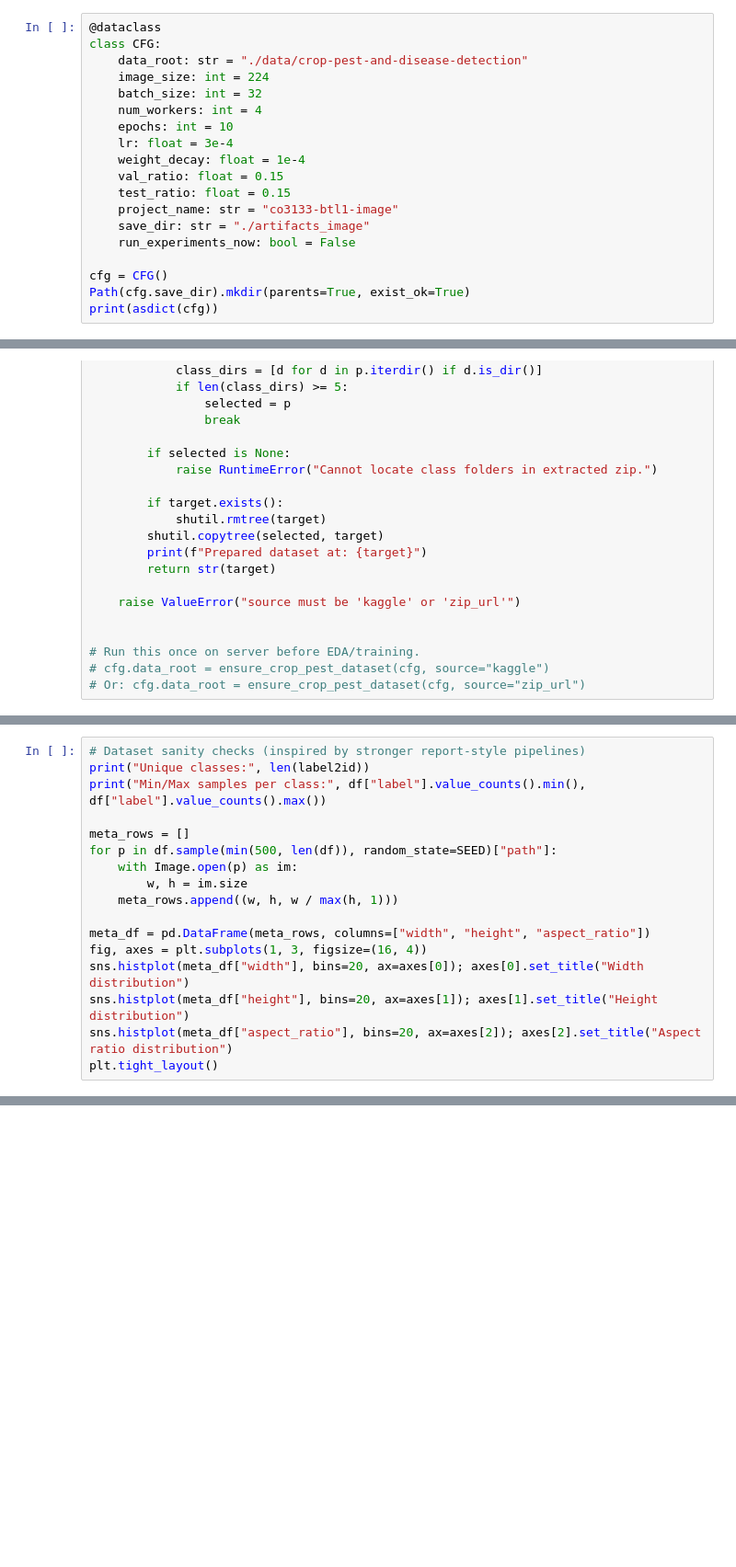
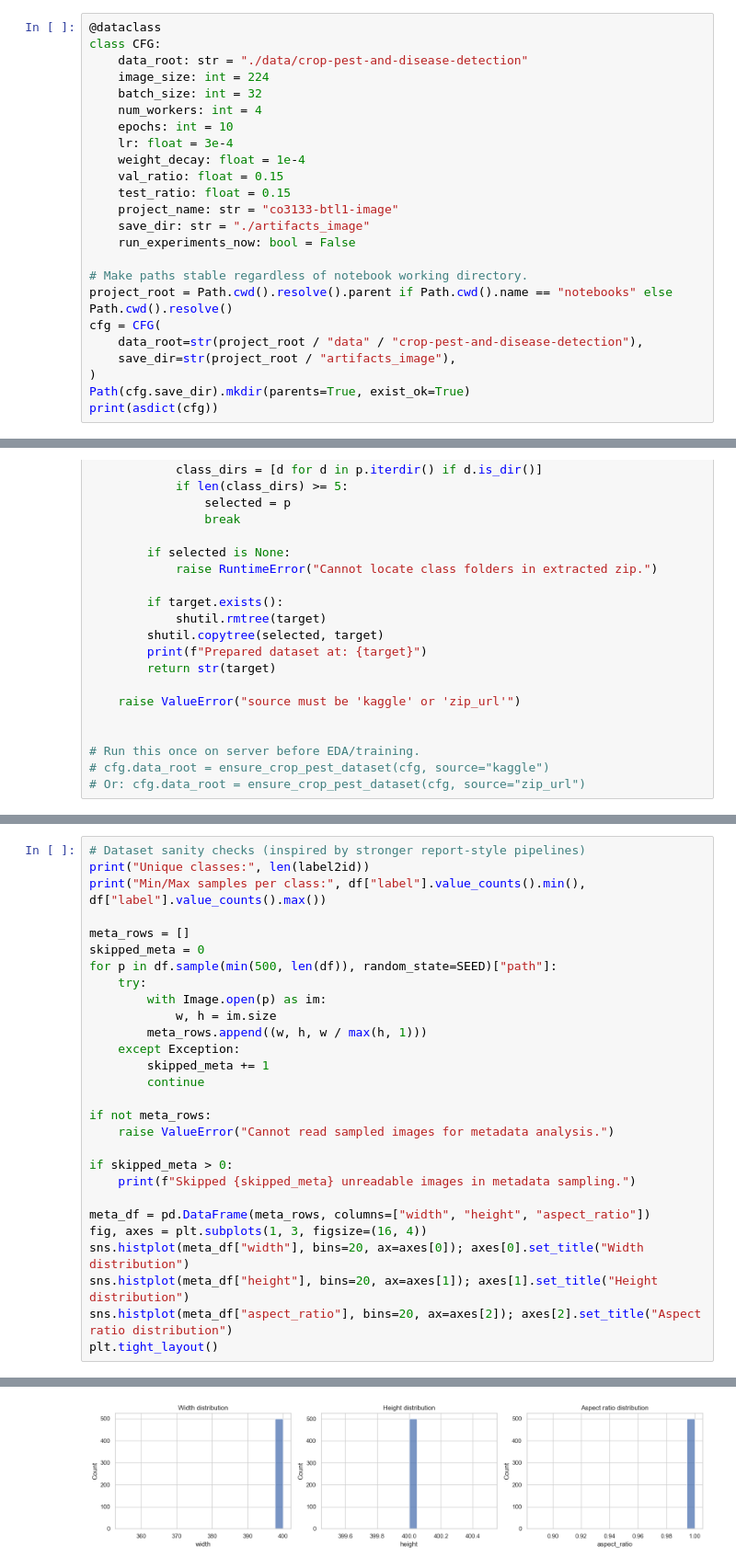
Before and after one commit to HoangTimothy/DL-Assignment-DNAC1, a Jupyter notebook: notebooks/DL_BTL1_Image.ipynb, the cells around one changed output, grey strips where cells are left out. Shown at 92% size. Cells and saved outputs as stored; diff of their text form; blank space fills up the shorter version.

```diff
--- a/notebooks/DL_BTL1_Image.ipynb
+++ b/notebooks/DL_BTL1_Image.ipynb
@@ -66,6 +78,11 @@ class CFG:
     save_dir: str = "./artifacts_image"
     run_experiments_now: bool = False
 
-cfg = CFG()
+# Make paths stable regardless of notebook working directory.
+project_root = Path.cwd().resolve().parent if Path.cwd().name == "notebooks" else Path.cwd().resolve()
+cfg = CFG(
+    data_root=str(project_root / "data" / "crop-pest-and-disease-detection"),
+    save_dir=str(project_root / "artifacts_image"),
+)
 Path(cfg.save_dir).mkdir(parents=True, exist_ok=True)
 print(asdict(cfg))
@@ -179,10 +224,21 @@ print("Unique classes:", len(label2id))
 print("Min/Max samples per class:", df["label"].value_counts().min(), df["label"].value_counts().max())
 
 meta_rows = []
+skipped_meta = 0
 for p in df.sample(min(500, len(df)), random_state=SEED)["path"]:
-    with Image.open(p) as im:
-        w, h = im.size
-    meta_rows.append((w, h, w / max(h, 1)))
+    try:
+        with Image.open(p) as im:
+            w, h = im.size
+        meta_rows.append((w, h, w / max(h, 1)))
+    except Exception:
+        skipped_meta += 1
+        continue
+
+if not meta_rows:
+    raise ValueError("Cannot read sampled images for metadata analysis.")
+
+if skipped_meta > 0:
+    print(f"Skipped {skipped_meta} unreadable images in metadata sampling.")
 
 meta_df = pd.DataFrame(meta_rows, columns=["width", "height", "aspect_ratio"])
 fig, axes = plt.subplots(1, 3, figsize=(16, 4))
@@ -190,3 +246,4 @@ sns.histplot(meta_df["width"], bins=20, ax=axes[0]); axes[0].set_title("Width di
 sns.histplot(meta_df["height"], bins=20, ax=axes[1]); axes[1].set_title("Height distribution")
 sns.histplot(meta_df["aspect_ratio"], bins=20, ax=axes[2]); axes[2].set_title("Aspect ratio distribution")
 plt.tight_layout()
+# %% [output]
@@ -193,3 +252,4 @@ plt.tight_layout()
+[figure, added]
 # %%
 fig, axes = plt.subplots(1, 2, figsize=(18, 5))
 sns.countplot(data=df, y="label", order=df["label"].value_counts().index, ax=axes[0])
```
Also changed, not shown: parts of 12 cells of this notebook.
